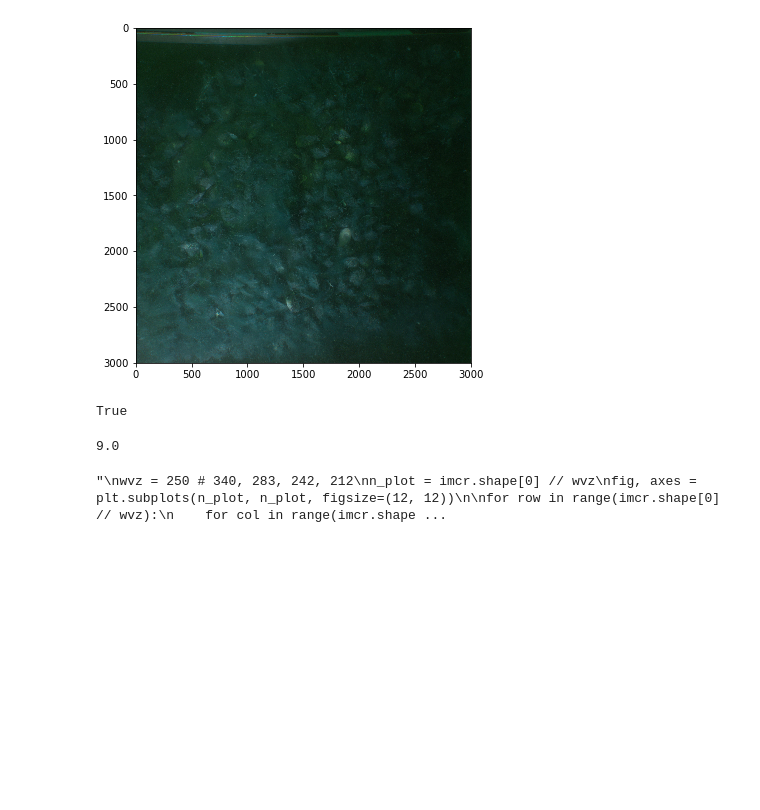
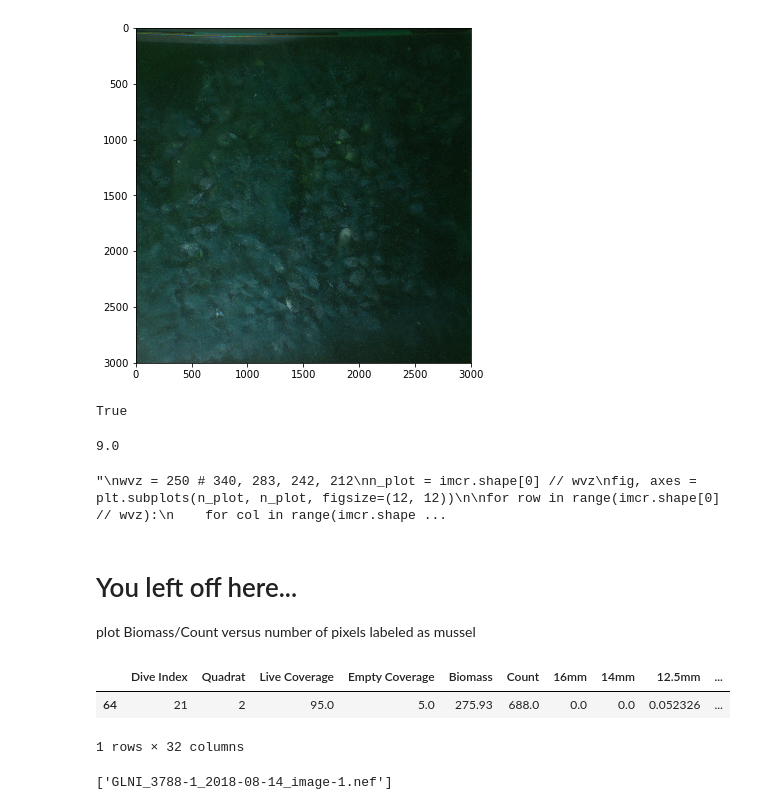
Before and after one commit to AngusG/deep-learning-dreissenid, a Jupyter notebook: labelme/prepare-v0-2-x-dataset.ipynb, the cells around one changed output. Cells and saved outputs as stored; diff of their text form; code cells hidden in the pictures; blank space fills up the shorter version.

```diff
--- a/labelme/prepare-v0-2-x-dataset.ipynb
+++ b/labelme/prepare-v0-2-x-dataset.ipynb
@@ -261,3 +248,23 @@ plt.tight_layout()
 "\nwvz = 250 # 340, 283, 242, 212\nn_plot = imcr.shape[0] // wvz\nfig, axes = plt.subplots(n_plot, n_plot, figsize=(12, 12))\n\nfor row in range(imcr.shape[0] // wvz):\n    for col in range(imcr.shape ...
 # %%
 #(66 + 37 + 31) * 9**2
+# %% [markdown]
+# You left off here...
+plot Biomass/Count versus number of pixels labeled as mussel
+# %%
+#%matplotlib inline
+#i = 2
+#root_fname = fnames.values[portrait_mode][i].split('/')[-1].split('.')[0]
+#guid = image_df[image_df['Name'].str.contains(root_fname)]['Analysis Index'].astype('int64')
+#data_df[data_df['Analysis Index'].values == guid.values]
+
+guid = image_df[image_df['Name'].str.contains('3538-2_2018-07-03')]['Analysis Index'].astype('int64')
+data_df[data_df['Analysis Index'].values == np.unique(guid.values)]
+# %% [output]
+|  | Dive Index | Quadrat | Live Coverage | Empty Coverage | Biomass | Count | 16mm | 14mm | 12.5mm | ... |
+| 64 | 21 | 2 | 95.0 | 5.0 | 275.93 | 688.0 | 0.0 | 0.0 | 0.052326 | ... |
+1 rows × 32 columns
+# %%
+fnames.values[portrait_mode][i].split('/')
+# %% [output]
+['GLNI_3788-1_2018-08-14_image-1.nef']
```
Also changed, not shown: parts of 16 cells of this notebook.
